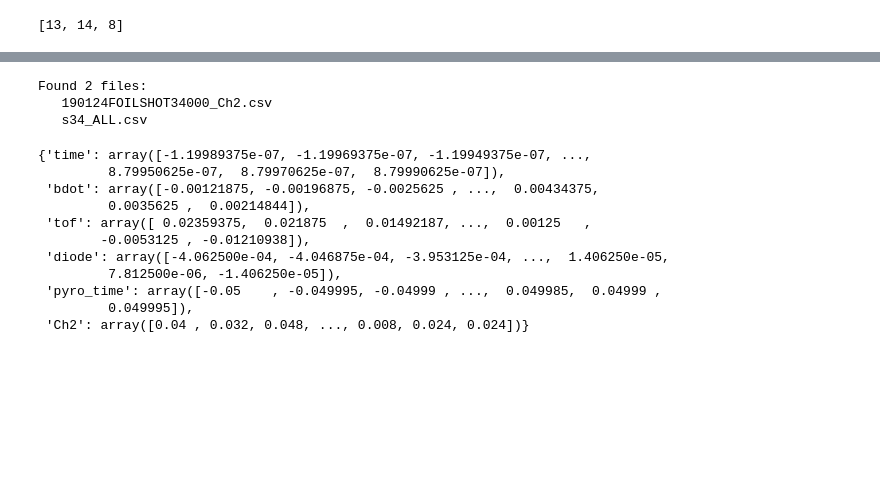
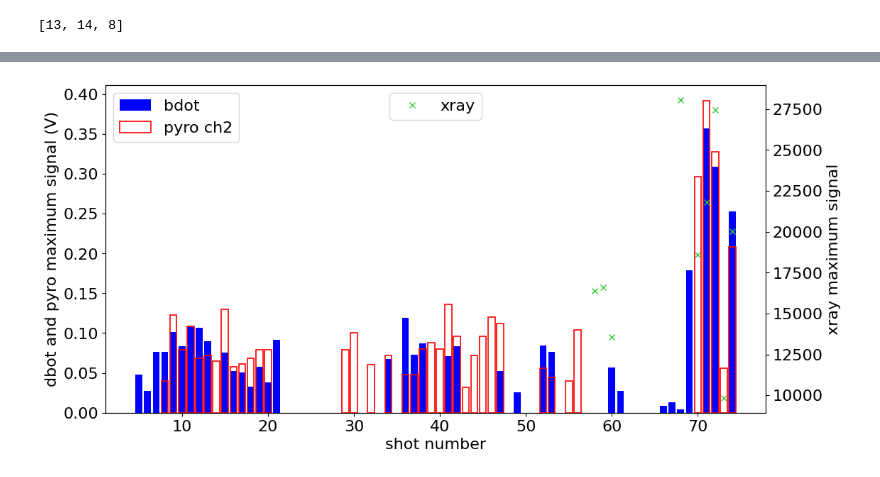
Before and after one commit to Jammi-Dodgers/celia_analysis, a Jupyter notebook: CELIA_ANALYSIS.ipynb, the cells around one changed output, grey strips where cells are left out. Saved outputs shown, nothing was run; the diff lists cells and outputs as text; code cells hidden in the pictures; blank space fills up the shorter version.

```diff
--- a/CELIA_ANALYSIS.ipynb
+++ b/CELIA_ANALYSIS.ipynb
@@ -155,6 +129,14 @@ Found 3 files:
+# %%
+shot_max = 75
 # %%
-shot_max = 57
+xrays = read_lots_of_data(np.arange(shot_max), "xray", silent= True)
+xray_max = [np.max(xray) for xray in xrays.values()]
+xray_shot_no = list(xrays.keys())
 
 bdots = read_lots_of_data(np.arange(shot_max), "bdot", silent= True)
 bdot_max = [np.max(bdot) for bdot in bdots.values()]
 bdot_shot_no = list(bdots.keys())
+
+pyros = read_lots_of_data(np.arange(shot_max), "Ch2", silent= True)
+pyro_max = [np.max(pyro) for pyro in pyros.values()]
+pyro_shot_no = list(pyros.keys())
@@ -195,22 +143,20 @@ plt.show()
-# %%
-data = read_data(shot= 34)
-
-data
-# %% [output]
-Found 2 files:
-   190124FOILSHOT34000_Ch2.csv
-   s34_ALL.csv
-{'time': array([-1.19989375e-07, -1.19969375e-07, -1.19949375e-07, ...,
-         8.79950625e-07,  8.79970625e-07,  8.79990625e-07]),
- 'bdot': array([-0.00121875, -0.00196875, -0.0025625 , ...,  0.00434375,
-         0.0035625 ,  0.00214844]),
- 'tof': array([ 0.02359375,  0.021875  ,  0.01492187, ...,  0.00125   ,
-        -0.0053125 , -0.01210938]),
- 'diode': array([-4.062500e-04, -4.046875e-04, -3.953125e-04, ...,  1.406250e-05,
-         7.812500e-06, -1.406250e-05]),
- 'pyro_time': array([-0.05    , -0.049995, -0.04999 , ...,  0.049985,  0.04999 ,
-         0.049995]),
- 'Ch2': array([0.04 , 0.032, 0.048, ..., 0.008, 0.024, 0.024])}
+# %%
+fig, axs = plt.subplots(figsize= (12,6))
+
+axs.bar(bdot_shot_no, bdot_max, color="blue", label= "bdot")
+axs.bar(pyro_shot_no, pyro_max, edgecolor='red', color='none', linewidth= 1.2, label= "pyro ch2")
+axs.set(xlabel= "shot number", ylabel= "dbot and pyro maximum signal (V)")
+plt.legend(loc= "upper left")
+
+twin = axs.twinx()
+
+twin.plot(xray_shot_no, xray_max, linestyle= "None", marker= "x", color= "limegreen", label= "xray")
+twin.set(ylabel= "xray maximum signal")
+
+plt.legend(loc= "upper center")
+plt.show()
+# %% [output]
+[figure, added]
 # %%
 array_time = read_data(8)["pyro_time"]
 array_data = read_data(8)["Ch1"]
```
Also changed, not shown: parts of 11 cells of this notebook.
